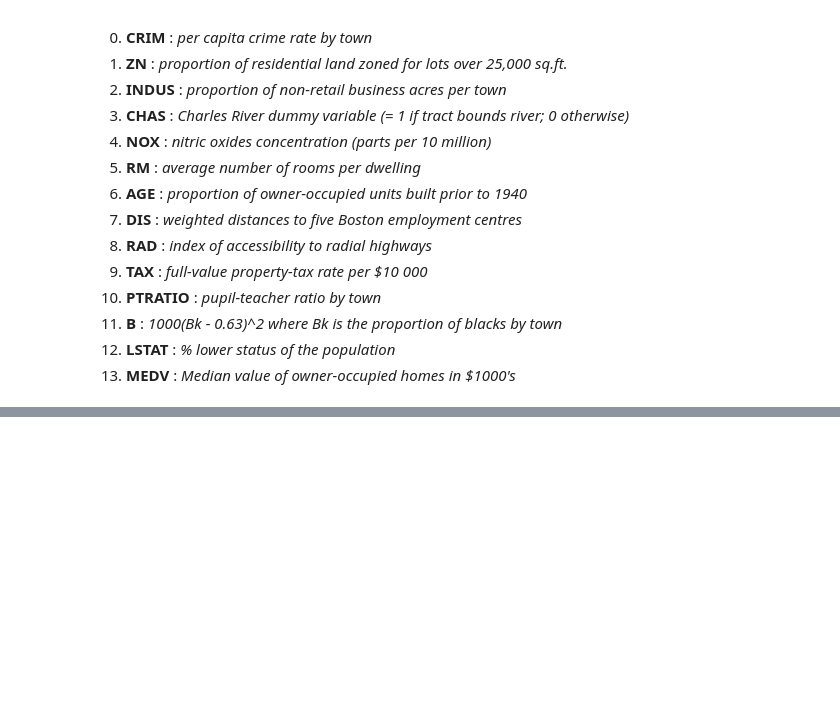
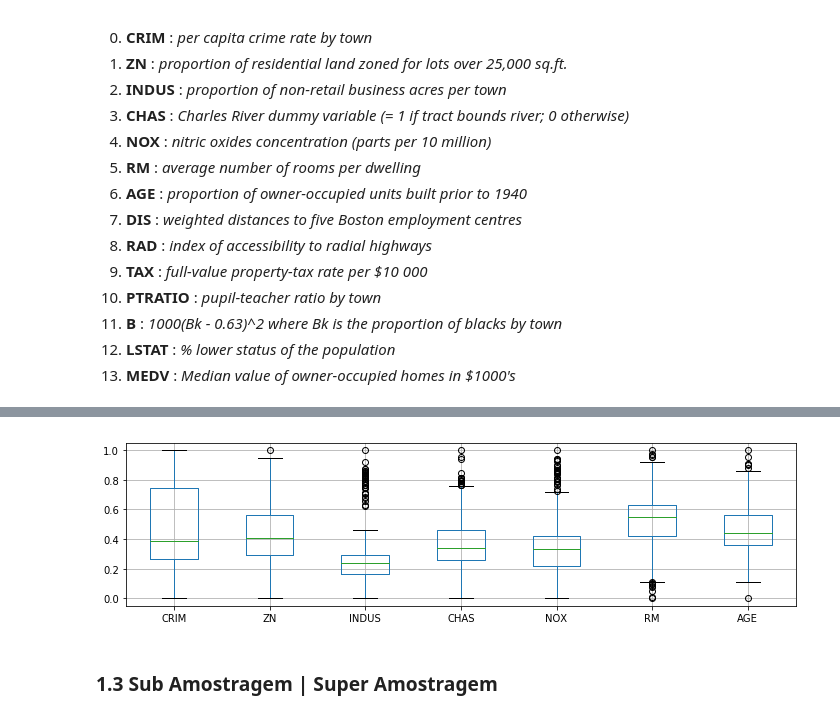
Before and after one commit to jahirmedinacs/datamining-p6, a Jupyter notebook: Practica6.ipynb, the cells around one changed output, grey strips where cells are left out. Drawn from its saved outputs; the diff is of its cells as text; code cells hidden in the pictures; blank space fills up the shorter version.

```diff
--- a/Practica6.ipynb
+++ b/Practica6.ipynb
@@ -440,0 +289,13 @@ this hypothesis remains equal.
+# %%
+eigvals, eigvect = np.linalg.eig(boston[boston.columns.tolist()[:-1]].cov())
+
+eigvect = pd.DataFrame(eigvect, index=boston.columns.tolist()[:-1], columns=boston.columns.tolist()[:-1])
+
+eigvals = (eigvals / eigvals.sum()) * 100
+eigvals = pd.DataFrame(eigvals, index=boston.columns.tolist()[:-1],
+             columns=["relevance"]).sort_values(by="relevance", ascending=True)
+# %%
+rel_ = eigvals.cumsum().sort_values(by="relevance", ascending=False)
+display(rel_[rel_.relevance > 10])
+
+pca_colums = rel_[rel_.relevance > 10].index.tolist()
@@ -440,0 +311,18 @@ this hypothesis remains equal.
+# %%
+### Aplying PCA
+
+temp = np.dot(
+    eigvect[pca_colums].values.T,
+    boston[boston.columns.tolist()[:-1]].values.T).T
+
+temp = pd.DataFrame(temp, columns=pca_colums)
+temp = (temp - temp.min()) / (temp.max() - temp.min())
+temp.boxplot(figsize=(12,3))
+
+temp["target"] = boston.target
+
+boston = temp
+# %% [output]
+[figure, added]
+# %% [markdown]
+### 1.3 Sub Amostragem | Super Amostragem
```
Also changed, not shown: parts of 71 cells of this notebook, 2 other files.
